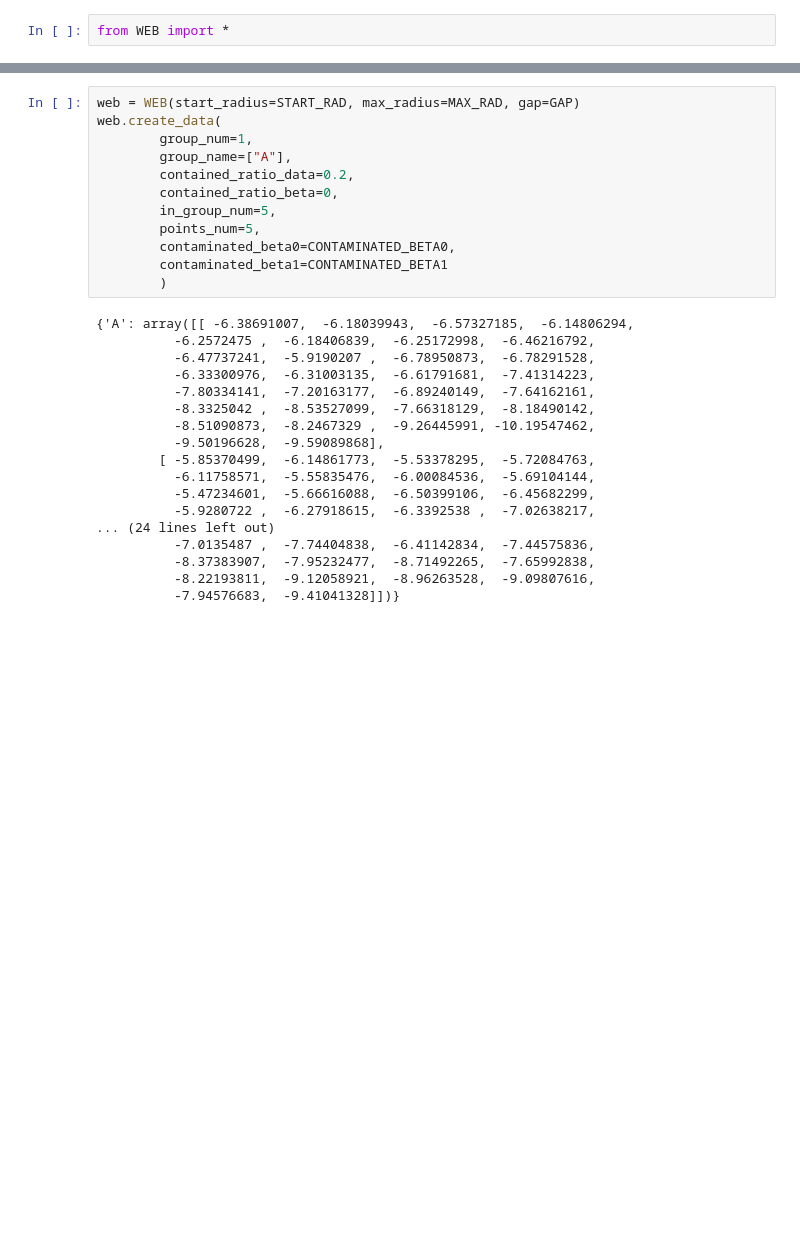
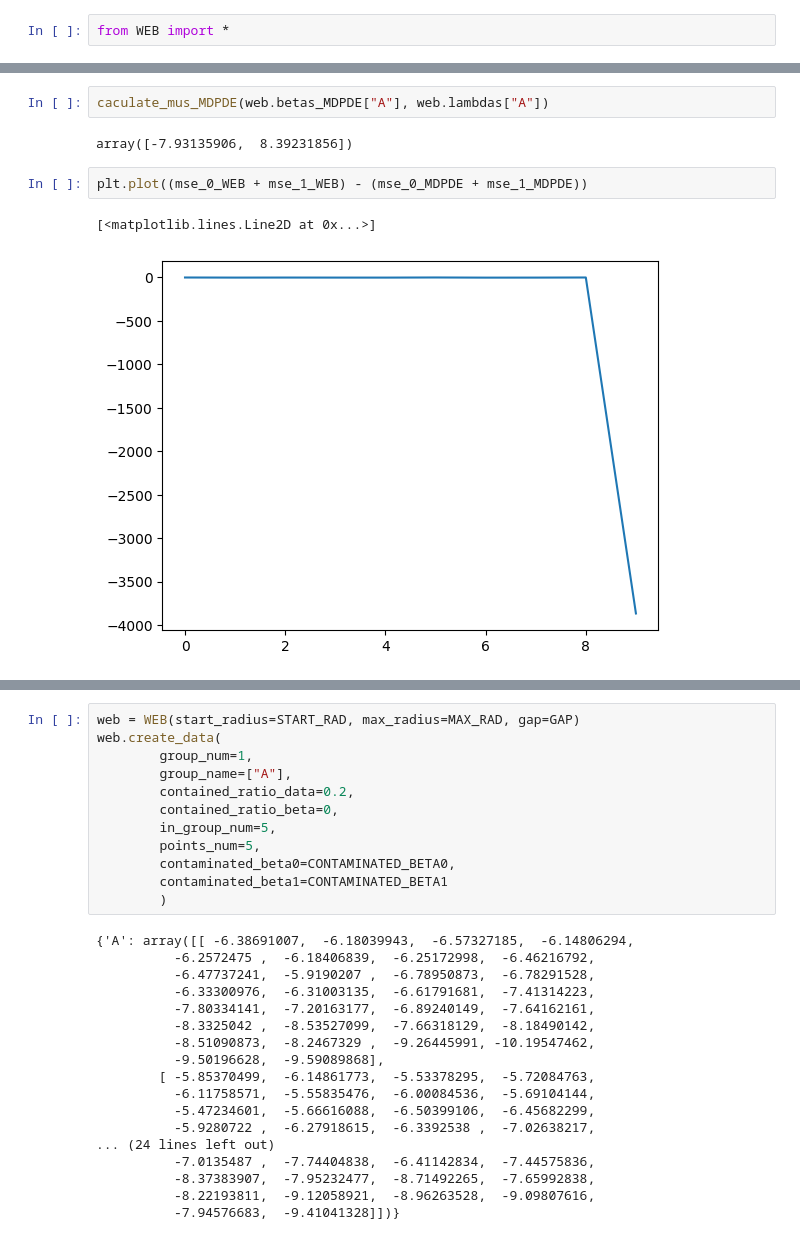
Before and after one commit to bookbnnbnn/Weighted-Empirical-Baysian-Model, a Jupyter notebook: Simulation_test.ipynb, the cells around one changed output, grey strips where cells are left out. Cells and saved outputs as stored; diff of their text form; blank space fills up the shorter version.

```diff
--- a/Simulation_test.ipynb
+++ b/Simulation_test.ipynb
@@ -19,0 +115,9 @@ CONTAMINATED_BETA1 = None
+# %%
+caculate_mus_MDPDE(web.betas_MDPDE["A"], web.lambdas["A"])
+# %% [output]
+array([-7.93135906,  8.39231856])
+# %%
+plt.plot((mse_0_WEB + mse_1_WEB) - (mse_0_MDPDE + mse_1_MDPDE))
+# %% [output]
+[<matplotlib.lines.Line2D at 0x...>]
+[figure, added]
```
Also changed, not shown: parts of 25 cells of this notebook, 5 other files.
